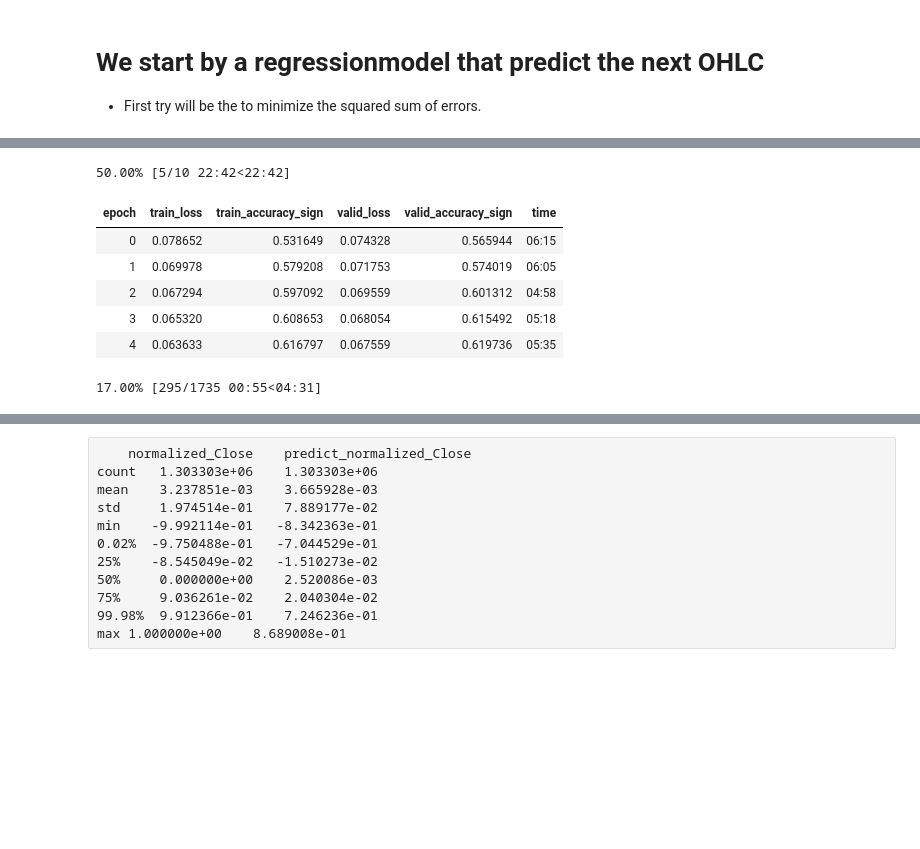
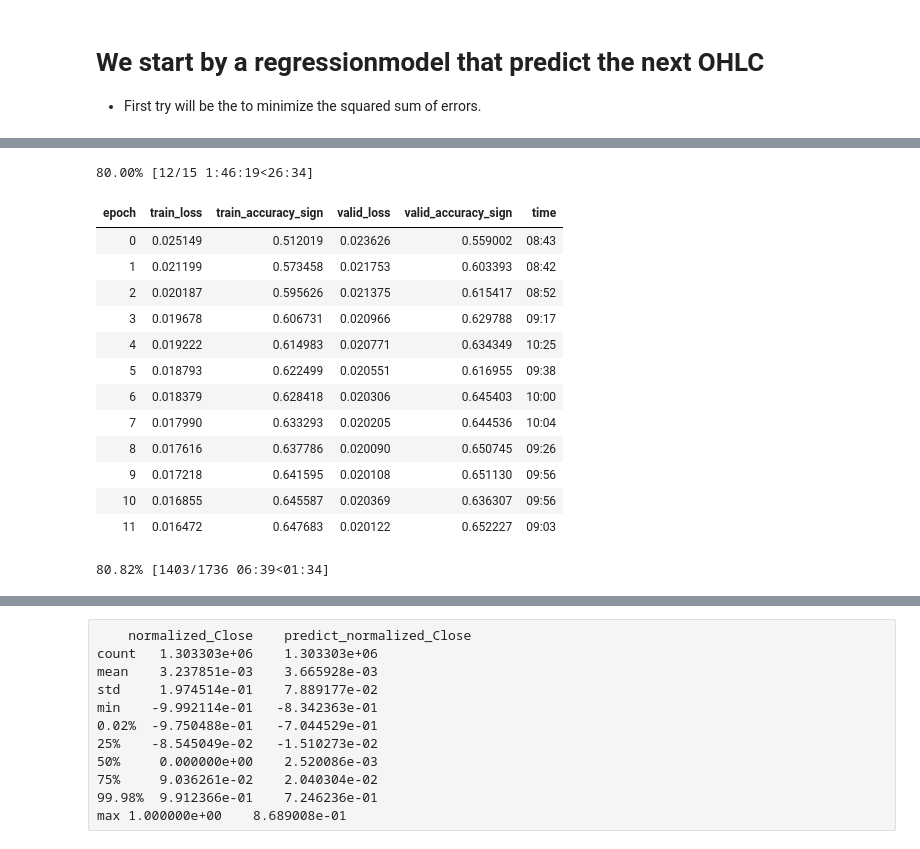
Before and after one commit to kasparlund/ai, a Jupyter notebook: fin_02_simfin_training.ipynb, the cells around one changed output, grey strips where cells are left out. Saved outputs shown, nothing was run; the diff lists cells and outputs as text; code cells hidden in the pictures; blank space fills up the shorter version.

```diff
--- a/fin_02_simfin_training.ipynb
+++ b/fin_02_simfin_training.ipynb
@@ -209,8 +225,8 @@ class Block(nn.Sequential):
                             nn.Linear(in_dim,width),
 
                             torch.nn.BatchNorm1d(1),
+                            nn.Dropout(p=dropout_ratio, inplace=False),
                             activ_func,
-                            #nn.Dropout(p=dropout_ratio, inplace=False),
                             nn.Linear(width,in_dim),
                             )
 
@@ -229,29 +245,29 @@ class DenseResBlock(nn.Module):
         return self.block_1(x)
 
 class Stem(nn.Sequential):
-    def __init__(self, embedding_width, res_in_dim, activ_func=torch.nn.Tanh(), dropout_ratio=0.0 ):
+    def __init__(self, seq_length, embedding_width, res_in_dim, activ_func=torch.nn.Tanh(), dropout_ratio=0.0 ):
         super().__init__(
                         nn.Linear(seq_length,embedding_width),
 
                         torch.nn.BatchNorm1d(1),
+                        nn.Dropout(p=dropout_ratio, inplace=False),
                         activ_func,
-                        nn.Dropout(p=dropout_ratio, inplace=False),
                         nn.Linear(embedding_width,embedding_width),
 
                         torch.nn.BatchNorm1d(1),
+                        nn.Dropout(p=dropout_ratio, inplace=False),
                         activ_func,
-                        #nn.Dropout(p=dropout_ratio, inplace=False),
                         nn.Linear(embedding_width,res_in_dim)
             )
 
 class DenseResNetModel(nn.Module):
-    def __init__(self, embedding_width, nb_res, res_in_dim, res_block_widths=[], activ_func=torch.nn.Tanh(), dropout_ratio=0.0 ):
+    def __init__(self, seq_length, embedding_width, nb_res, res_in_dim, res_block_widths=[], activ_func=torch.nn.Tanh(), dropout_ratio=0.0 ):
         super().__init__()
-        self.stem_1 = Stem(embedding_width, res_in_dim, activ_func, dropout_ratio)
-        self.stem_2 = Stem(embedding_width, res_in_dim, activ_func, dropout_ratio)
-        self.stem_3 = Stem(embedding_width, res_in_dim, activ_func, dropout_ratio)
-        self.stem_4 = Stem(embedding_width, res_in_dim, activ_func, dropout_ratio)
-        self.stem_5 = Stem(embedding_width, res_in_dim, activ_func, dropout_ratio)
+        self.stem_1 = Stem(seq_length, embedding_width, res_in_dim, activ_func, dropout_ratio)
+        self.stem_2 = Stem(seq_length, embedding_width, res_in_dim, activ_func, dropout_ratio)
+        self.stem_3 = Stem(seq_length, embedding_width, res_in_dim, activ_func, dropout_ratio)
+        self.stem_4 = Stem(seq_length, embedding_width, res_in_dim, activ_func, dropout_ratio)
+        self.stem_5 = Stem(seq_length, embedding_width, res_in_dim, activ_func, dropout_ratio)
 
         blocks = [DenseResBlock(res_in_dim, res_block_widths, activ_func, dropout_ratio)
                   for i in np.arange(nb_res)]
@@ -277,9 +293,14 @@ class DenseResNetModel(nn.Module):
 # We start by a regressionmodel that predict the next OHLC
  - First try will be the to minimize the squared sum of errors.
 # %%
-#def my_mse_loss(t_in, t_target): return (t_in-t_target).square().mean()
-def accuracy_sign(out, yb): return (torch.sgn(out).eq(torch.sgn(yb))).float().mean()
-tensor_input_view = view_tfm(len(ohlc_ds.column_names),seq_length)
+def my_mse_loss(estimate, target):
+    return (estimate-target).square().mean()
+def accuracy_sign(estimate, target):
+    return (torch.sgn(estimate[:,0]).eq(torch.sgn(target[:,0]))).float().mean()
+
+len_of_batchsamples = seq_length*len(training_column_names)
+print(f"len_of_batchsamples:{len_of_batchsamples}")
+tensor_input_view = view_tfm(1,len_of_batchsamples)
 
 sched        = combine_scheds([0.3, 0.7], [sched_cos(0.3, 0.6), sched_cos(0.6, 0.2)])
 cbfs         = [TrainableModelCallback, TrainEvalCallback, OptimizerCallback,
@@ -293,12 +316,12 @@ cbfs         = [TrainableModelCallback, TrainEvalCallback, OptimizerCallback,
 #widths = [int(in_dim/16+0.5), int(in_dim/8+0.5), int(in_dim/4+0.5), int(in_dim/2+0.5), in_dim]
 #widths = [in_dim, in_dim, in_dim, in_dim, in_dim]
 #widths = [int(in_dim/8+0.5), int(in_dim/4+0.5), int(in_dim/2+0.5), in_dim]
-embedding_width = 128
-in_dim = embedding_tail  = 32
+embedding_width = 200
+in_dim = embedding_tail  = 64
 nb_res = 2
-dropout_ratio=0.2
+dropout_ratio=0.3
 widths = [in_dim]
-model = DenseResNetModel(embedding_width, nb_res, embedding_tail, widths,
+model = DenseResNetModel(len_of_batchsamples, embedding_width, nb_res, embedding_tail, widths,
                          activ_func=torch.nn.Tanh(), dropout_ratio=dropout_ratio )
 # %%
 %%time
@@ -320,17 +347,24 @@ Wall time: 594 ms
 # %%
 #opt       = SGD(sched,max_lr=0.1)
 #opt       = Adam(sched,max_lr=5e-3, moms=(0.85,0.95), max_wd = 0)#1e-5)#1e-6)
-opt       = Adam(sched,max_lr=9e-3, moms=(0.85,0.95), max_wd = 0)#1e-5)#1e-6)
+opt       = Adam(sched,max_lr=1e-2, moms=(0.85,0.95), max_wd = 1e-5)#)#1e-6)
 loss_func = torch.nn.MSELoss() #torch.nn.SmoothL1Loss(), my_mse_loss #nn.L1Loss()
 
 learn = Learner( mm.model, databunch, loss_func=loss_func)
-%time learn.fit(10, opt=opt, cb_funcs=cbfs)
+%time learn.fit(15, opt=opt, cb_funcs=cbfs)
 # %% [output]
-50.00% [5/10 22:42<22:42]
+80.00% [12/15 1:46:19<26:34]
 | epoch | train_loss | train_accuracy_sign | valid_loss | valid_accuracy_sign | time |
-| 0 | 0.078652 | 0.531649 | 0.074328 | 0.565944 | 06:15 |
-| 1 | 0.069978 | 0.579208 | 0.071753 | 0.574019 | 06:05 |
-| 2 | 0.067294 | 0.597092 | 0.069559 | 0.601312 | 04:58 |
-| 3 | 0.065320 | 0.608653 | 0.068054 | 0.615492 | 05:18 |
-| 4 | 0.063633 | 0.616797 | 0.067559 | 0.619736 | 05:35 |
+| 0 | 0.025149 | 0.512019 | 0.023626 | 0.559002 | 08:43 |
+| 1 | 0.021199 | 0.573458 | 0.021753 | 0.603393 | 08:42 |
+| 2 | 0.020187 | 0.595626 | 0.021375 | 0.615417 | 08:52 |
+| 3 | 0.019678 | 0.606731 | 0.020966 | 0.629788 | 09:17 |
+| 4 | 0.019222 | 0.614983 | 0.020771 | 0.634349 | 10:25 |
+| 5 | 0.018793 | 0.622499 | 0.020551 | 0.616955 | 09:38 |
+| 6 | 0.018379 | 0.628418 | 0.020306 | 0.645403 | 10:00 |
+| 7 | 0.017990 | 0.633293 | 0.020205 | 0.644536 | 10:04 |
+| 8 | 0.017616 | 0.637786 | 0.020090 | 0.650745 | 09:26 |
+| 9 | 0.017218 | 0.641595 | 0.020108 | 0.651130 | 09:56 |
+| 10 | 0.016855 | 0.645587 | 0.020369 | 0.636307 | 09:56 |
+| 11 | 0.016472 | 0.647683 | 0.020122 | 0.652227 | 09:03 |
-17.00% [295/1735 00:55<04:31]
+80.82% [1403/1736 06:39<01:34]
```
Also changed, not shown: parts of 28 cells of this notebook, 6 other files.
